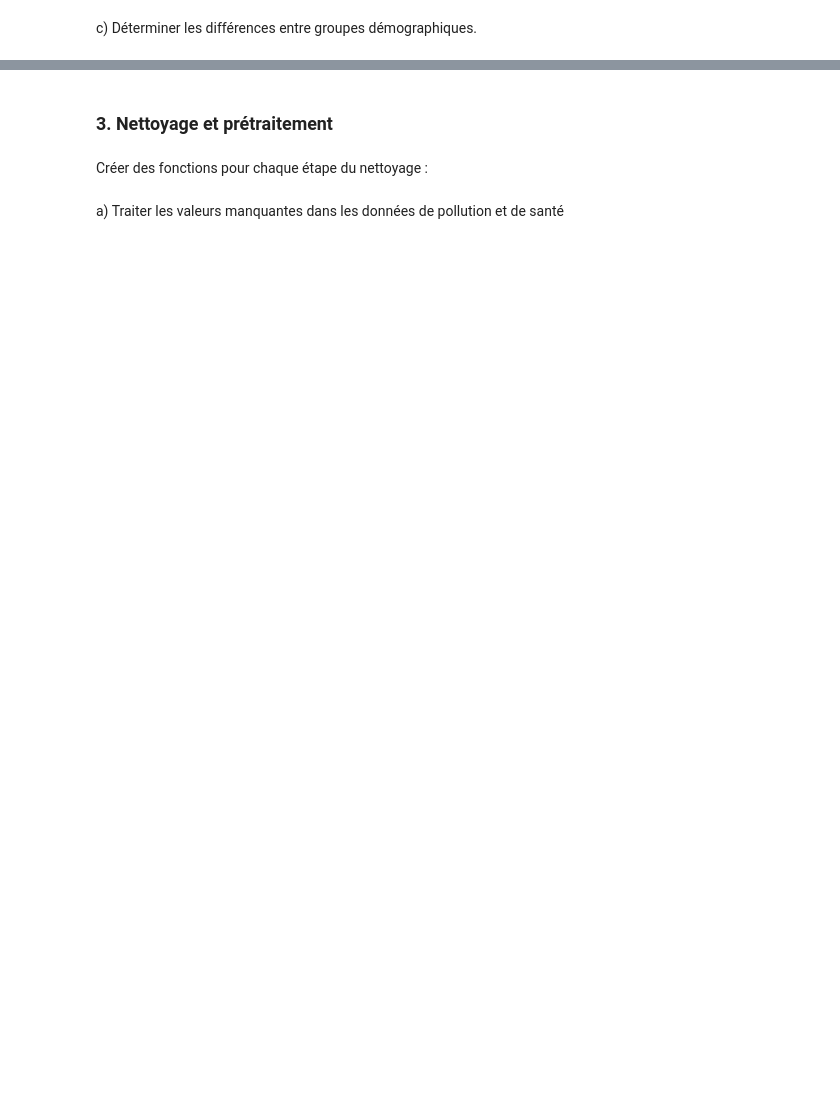
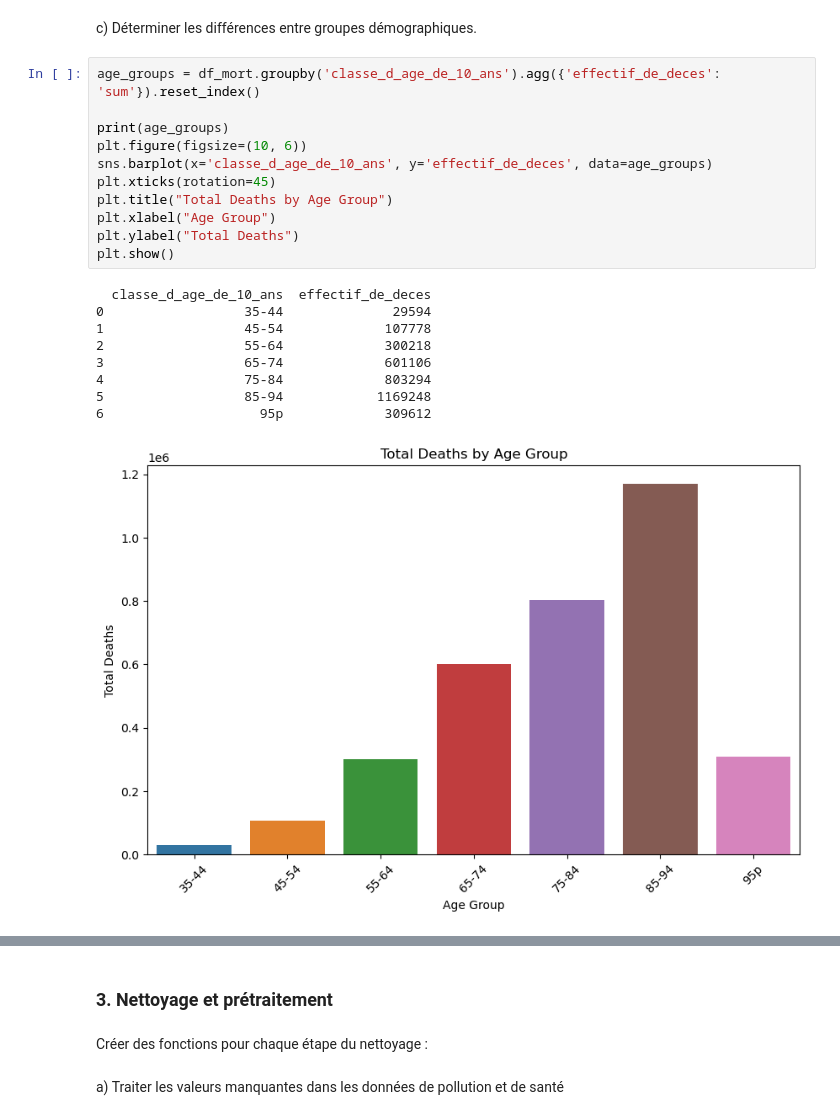
Before and after one commit to hemza1/Projet_Exploration_Donn-es, a Jupyter notebook: Projet_ED.ipynb, the cells around one changed output, grey strips where cells are left out. Cells and saved outputs as stored; diff of their text form; blank space fills up the shorter version.

```diff
--- a/Projet_ED.ipynb
+++ b/Projet_ED.ipynb
@@ -53,2 +256,23 @@ b) Analyser les corrélations entre les niveaux de polluants (PM2.5 et NO2) et l
 # %% [markdown]
 c)	Déterminer les différences entre groupes démographiques.
+# %%
+age_groups = df_mort.groupby('classe_d_age_de_10_ans').agg({'effectif_de_deces': 'sum'}).reset_index()
+
+print(age_groups)
+plt.figure(figsize=(10, 6))
+sns.barplot(x='classe_d_age_de_10_ans', y='effectif_de_deces', data=age_groups)
+plt.xticks(rotation=45)
+plt.title("Total Deaths by Age Group")
+plt.xlabel("Age Group")
+plt.ylabel("Total Deaths")
+plt.show()
+# %% [output]
+  classe_d_age_de_10_ans  effectif_de_deces
+0                  35-44              29594
+1                  45-54             107778
+2                  55-64             300218
+3                  65-74             601106
+4                  75-84             803294
+5                  85-94            1169248
+6                    95p             309612
+[figure, added]
```
Also changed, not shown: parts of 20 cells of this notebook.
